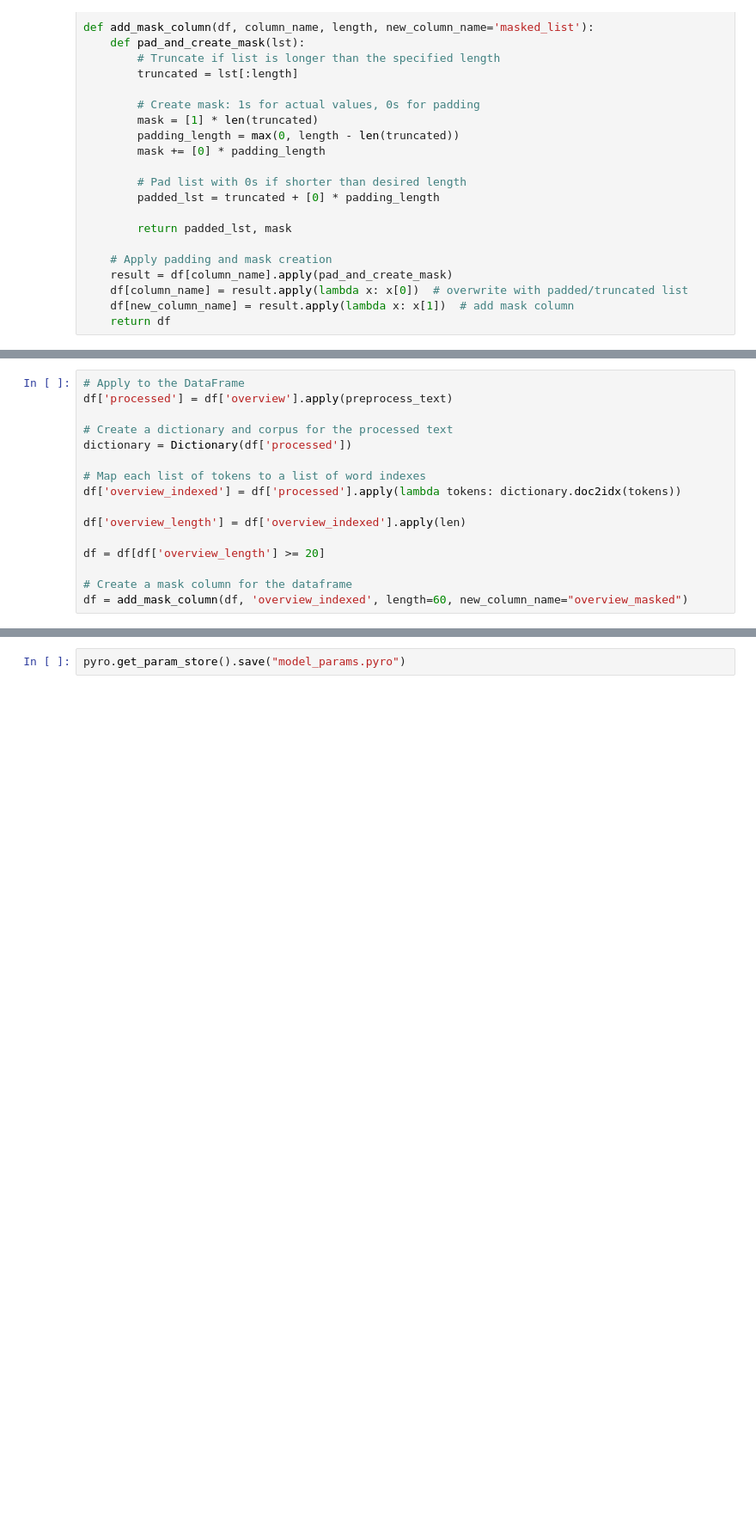
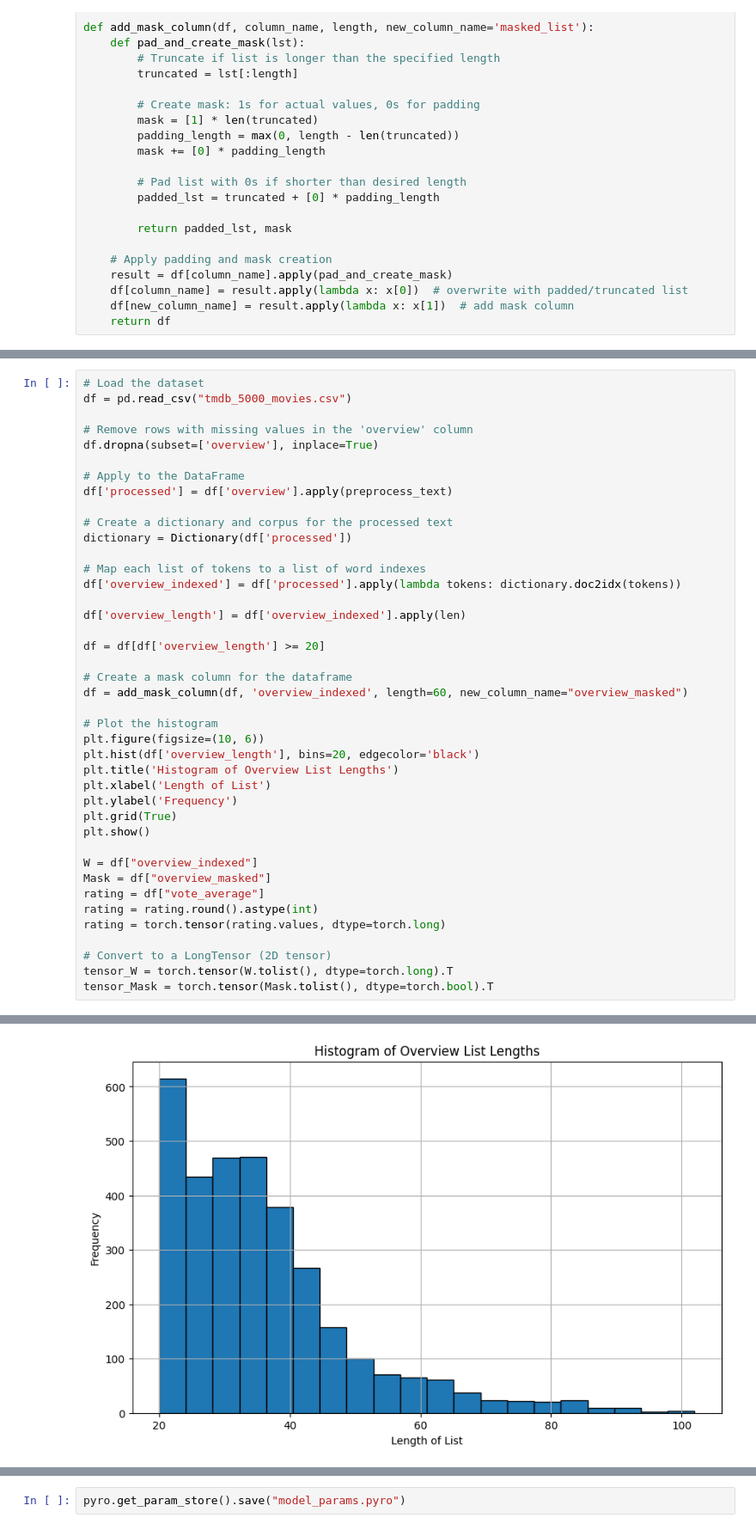
Before and after one commit to JensPars/MBML, a Jupyter notebook: project.ipynb, the cells around one changed output, grey strips where cells are left out. Shown at 86% size. Saved outputs shown, nothing was run; the diff lists cells and outputs as text; blank space fills up the shorter version.

```diff
--- a/project.ipynb
+++ b/project.ipynb
@@ -128,4 +143,10 @@ df.dropna(subset=['overview'], inplace=True)
 # %%
+# Load the dataset
+df = pd.read_csv("tmdb_5000_movies.csv")
+
+# Remove rows with missing values in the 'overview' column
+df.dropna(subset=['overview'], inplace=True)
+
 # Apply to the DataFrame
 df['processed'] = df['overview'].apply(preprocess_text)
 
@@ -141,4 +162,23 @@ df = df[df['overview_length'] >= 20]
 
 # Create a mask column for the dataframe
 df = add_mask_column(df, 'overview_indexed', length=60, new_column_name="overview_masked")
+
+# Plot the histogram
+plt.figure(figsize=(10, 6))
+plt.hist(df['overview_length'], bins=20, edgecolor='black')
+plt.title('Histogram of Overview List Lengths')
+plt.xlabel('Length of List')
+plt.ylabel('Frequency')
+plt.grid(True)
+plt.show()
+
+W = df["overview_indexed"]
+Mask = df["overview_masked"]
+rating = df["vote_average"]
+rating = rating.round().astype(int)
+rating = torch.tensor(rating.values, dtype=torch.long)
+
+# Convert to a LongTensor (2D tensor)
+tensor_W = torch.tensor(W.tolist(), dtype=torch.long).T
+tensor_Mask = torch.tensor(Mask.tolist(), dtype=torch.bool).T
 # %% [output]
@@ -154,0 +185 @@ See the caveats in the documentation: https://pandas.pydata.org/pandas-docs/stab
+[figure, added]
```
Also changed, not shown: parts of 12 cells of this notebook, 1 other file.
